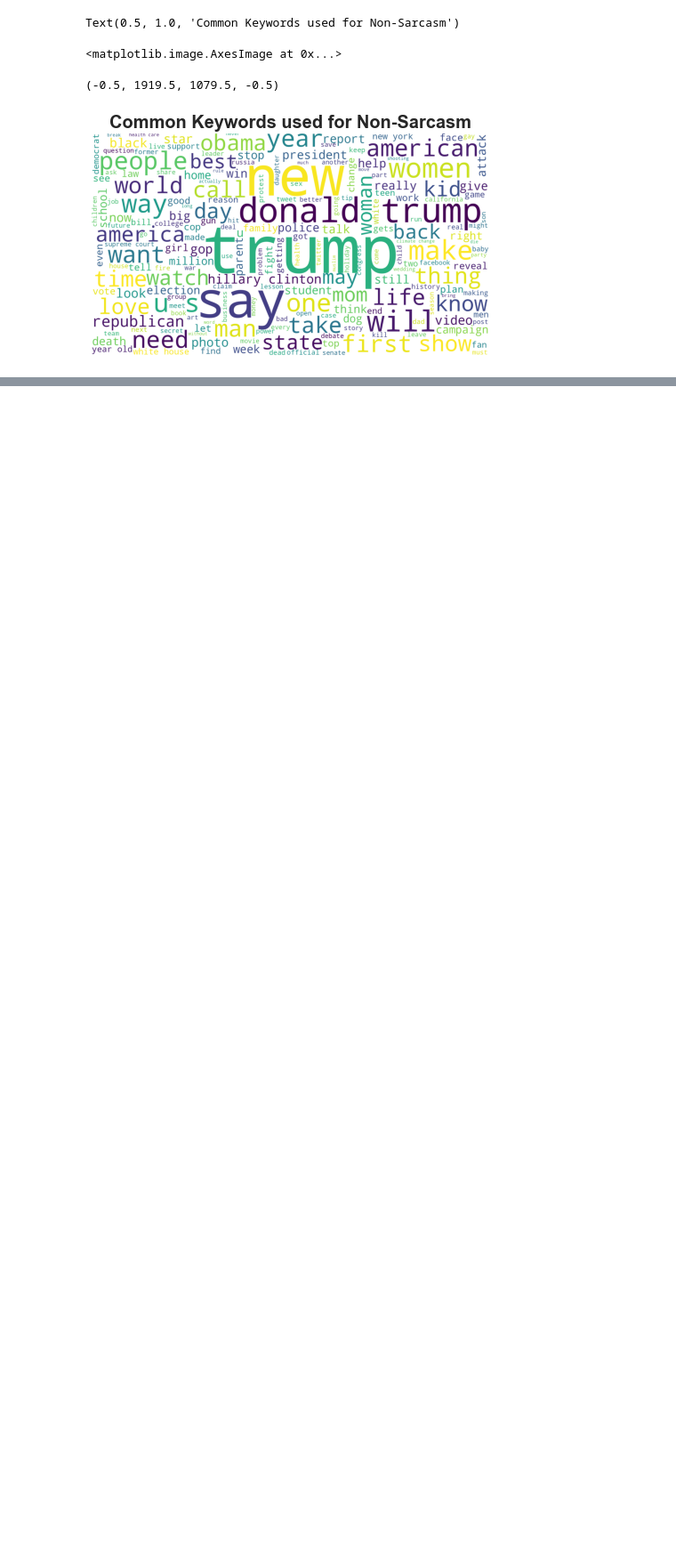
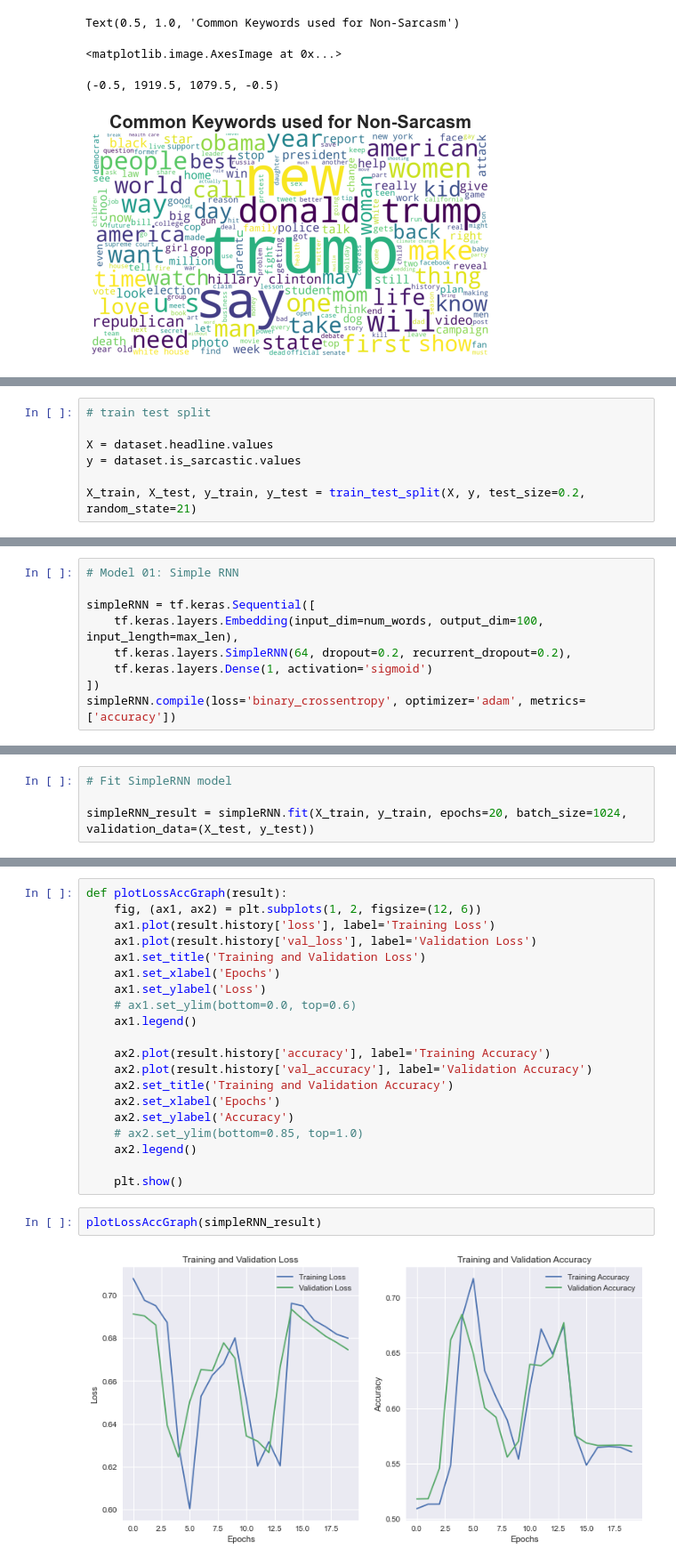
Before and after one commit to AngKS/Deep-Learning-CA1, a Jupyter notebook: Technical Paper/analysis.ipynb, the cells around one changed output, grey strips where cells are left out. Shown: that part at 89% size. Cells and saved outputs as stored; diff of their text form; blank space fills up the shorter version.

Commit message:
finish data cleansing and simpleRNN modelling

```diff
--- a/Technical Paper/analysis.ipynb
+++ b/Technical Paper/analysis.ipynb
@@ -120,0 +159,7 @@ Text(0.5, 1.0, 'Common Keywords used for Non-Sarcasm')
+# %%
+# train test split
+
+X = dataset.headline.values
+y = dataset.is_sarcastic.values
+
+X_train, X_test, y_train, y_test = train_test_split(X, y, test_size=0.2, random_state=21)
@@ -120,0 +194,9 @@ Text(0.5, 1.0, 'Common Keywords used for Non-Sarcasm')
+# %%
+# Model 01: Simple RNN
+
+simpleRNN = tf.keras.Sequential([
+    tf.keras.layers.Embedding(input_dim=num_words, output_dim=100, input_length=max_len),
+    tf.keras.layers.SimpleRNN(64, dropout=0.2, recurrent_dropout=0.2),
+    tf.keras.layers.Dense(1, activation='sigmoid')
+])
+simpleRNN.compile(loss='binary_crossentropy', optimizer='adam', metrics=['accuracy'])
@@ -120,0 +223,4 @@ Text(0.5, 1.0, 'Common Keywords used for Non-Sarcasm')
+# %%
+# Fit SimpleRNN model
+
+simpleRNN_result = simpleRNN.fit(X_train, y_train, epochs=20, batch_size=1024, validation_data=(X_test, y_test))
@@ -120,0 +246,24 @@ Text(0.5, 1.0, 'Common Keywords used for Non-Sarcasm')
+# %%
+def plotLossAccGraph(result):
+    fig, (ax1, ax2) = plt.subplots(1, 2, figsize=(12, 6))
+    ax1.plot(result.history['loss'], label='Training Loss')
+    ax1.plot(result.history['val_loss'], label='Validation Loss')
+    ax1.set_title('Training and Validation Loss')
+    ax1.set_xlabel('Epochs')
+    ax1.set_ylabel('Loss')
+    # ax1.set_ylim(bottom=0.0, top=0.6)
+    ax1.legend()
+
+    ax2.plot(result.history['accuracy'], label='Training Accuracy')
+    ax2.plot(result.history['val_accuracy'], label='Validation Accuracy')
+    ax2.set_title('Training and Validation Accuracy')
+    ax2.set_xlabel('Epochs')
+    ax2.set_ylabel('Accuracy')
+    # ax2.set_ylim(bottom=0.85, top=1.0)
+    ax2.legend()
+
+    plt.show()
+# %%
+plotLossAccGraph(simpleRNN_result)
+# %% [output]
+[figure, added]
```
Also changed, not shown: parts of 12 cells of this notebook.
